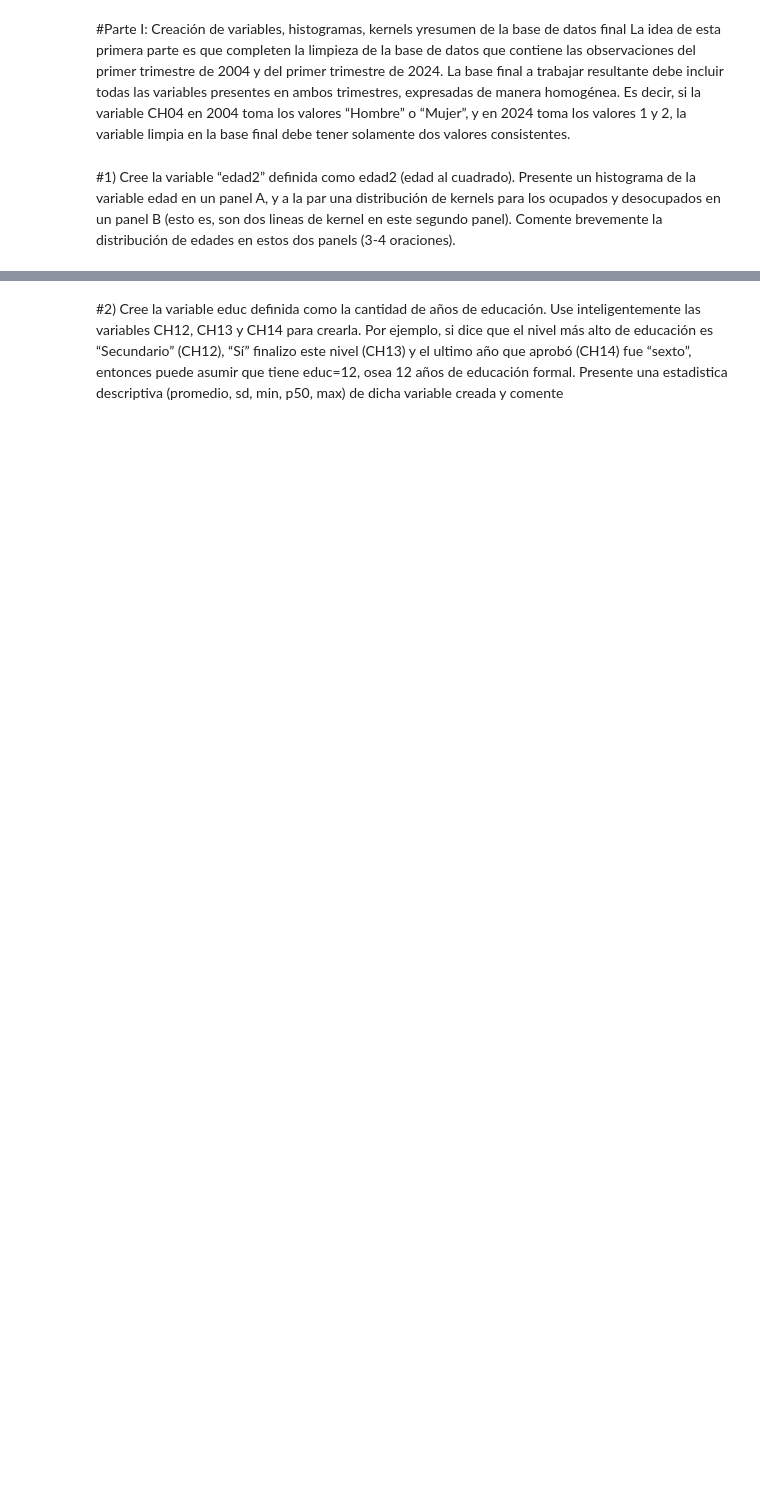
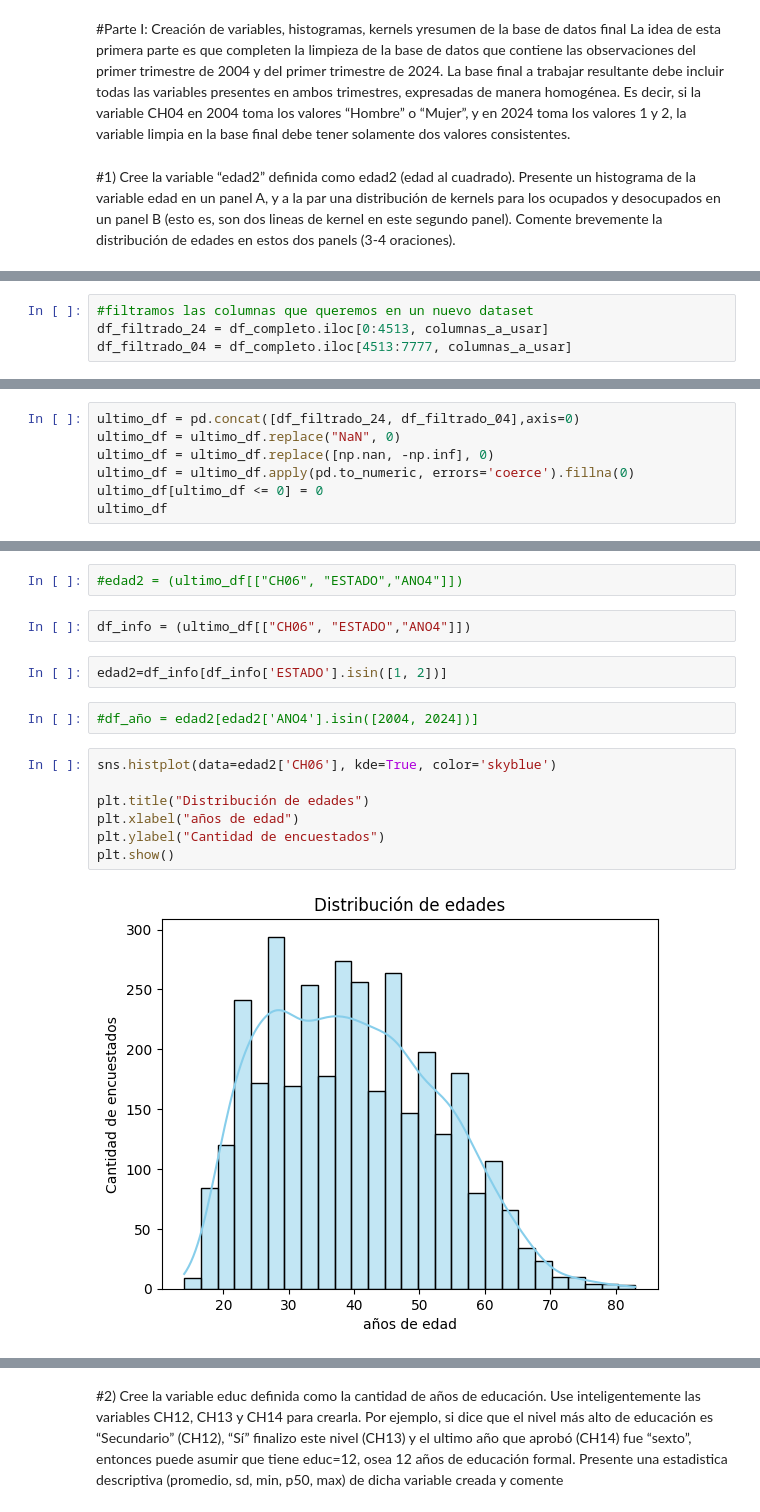
Before and after one commit to RoccoGabrielPimenta/BigDataUBA-Grupo22, a Jupyter notebook: TP 3/Big_Data_TP3_Grupo22.ipynb, the cells around one changed output, grey strips where cells are left out. Saved outputs shown, nothing was run; the diff lists cells and outputs as text; blank space fills up the shorter version.

```diff
--- a/TP 3/Big_Data_TP3_Grupo22.ipynb
+++ b/TP 3/Big_Data_TP3_Grupo22.ipynb
@@ -16,0 +126,4 @@ brevemente la distribución de edades en estos dos panels (3-4 oraciones).
+# %%
+#filtramos las columnas que queremos en un nuevo dataset
+df_filtrado_24 = df_completo.iloc[0:4513, columnas_a_usar]
+df_filtrado_04 = df_completo.iloc[4513:7777, columnas_a_usar]
@@ -16,0 +157,7 @@ brevemente la distribución de edades en estos dos panels (3-4 oraciones).
+# %%
+ultimo_df = pd.concat([df_filtrado_24, df_filtrado_04],axis=0)
+ultimo_df = ultimo_df.replace("NaN", 0)
+ultimo_df = ultimo_df.replace([np.nan, -np.inf], 0)
+ultimo_df = ultimo_df.apply(pd.to_numeric, errors='coerce').fillna(0)
+ultimo_df[ultimo_df <= 0] = 0
+ultimo_df
@@ -16,0 +178,17 @@ brevemente la distribución de edades en estos dos panels (3-4 oraciones).
+# %%
+#edad2 = (ultimo_df[["CH06", "ESTADO","ANO4"]])
+# %%
+df_info = (ultimo_df[["CH06", "ESTADO","ANO4"]])
+# %%
+edad2=df_info[df_info['ESTADO'].isin([1, 2])]
+# %%
+#df_año = edad2[edad2['ANO4'].isin([2004, 2024])]
+# %%
+sns.histplot(data=edad2['CH06'], kde=True, color='skyblue')
+
+plt.title("Distribución de edades")
+plt.xlabel("años de edad")
+plt.ylabel("Cantidad de encuestados")
+plt.show()
+# %% [output]
+[figure, added]
```
Also changed, not shown: parts of 11 cells of this notebook.
